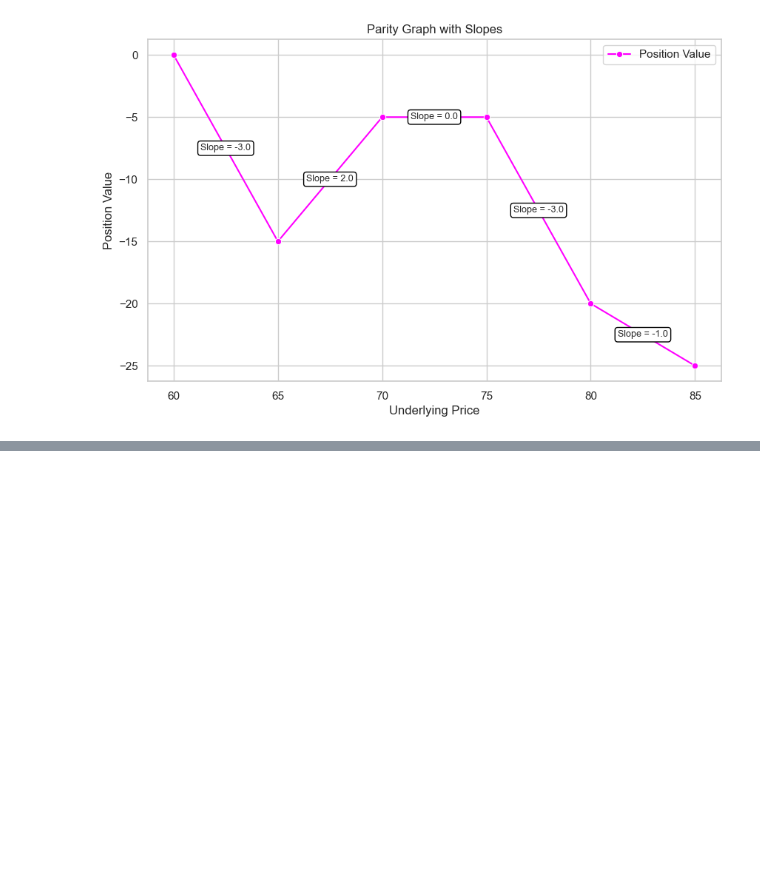
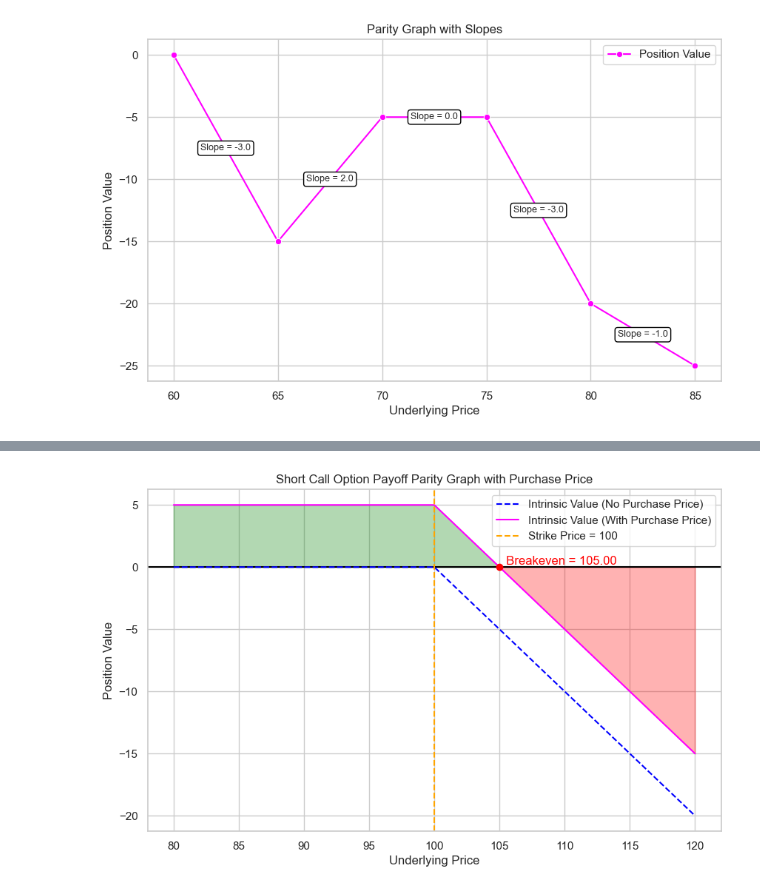
Before and after one commit to skstavroglou/option-volatility-and-pricing, a Jupyter notebook: options-learning-lab.ipynb, the cells around one changed output, grey strips where cells are left out. Saved outputs shown, nothing was run; the diff lists cells and outputs as text; code cells hidden in the pictures; blank space fills up the shorter version.

```diff
--- a/options-learning-lab.ipynb
+++ b/options-learning-lab.ipynb
@@ -573,0 +845,9 @@ plot_parity_graph_with_slopes(spot_prices, slopes)
+# %%
+# Example usage:
+spot_prices = np.linspace(80, 120, 400)
+strike_price = 100
+purchase_price = 5.00
+# %%
+plot_short_call_option_parity_with_purchase_price(spot_prices, strike_price, purchase_price)
+# %% [output]
+[figure, added]
```
Also changed, not shown: parts of 20 cells of this notebook.
